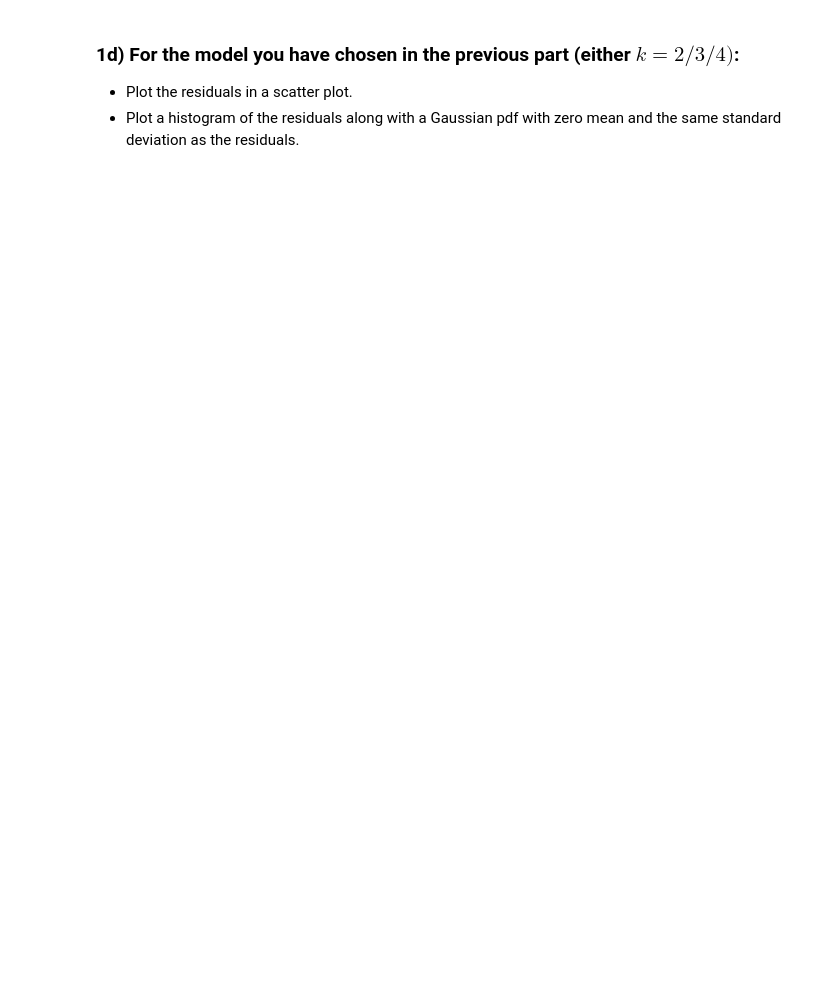
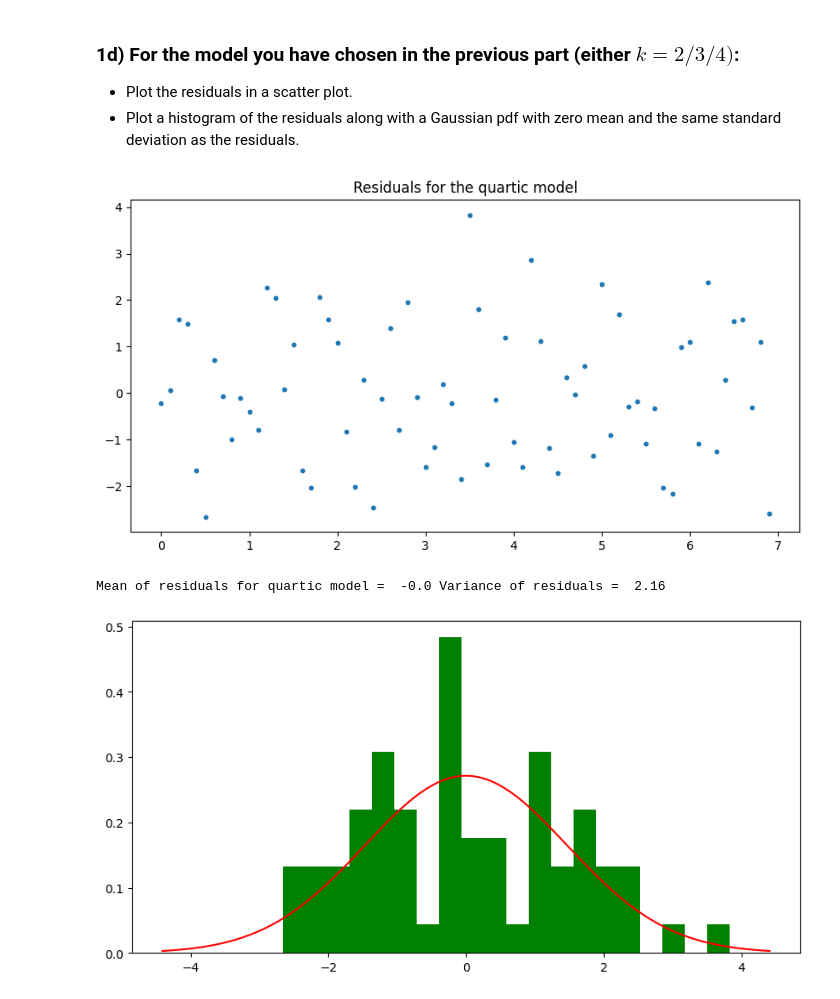
Before and after one commit to Josh-w-Harrison/Data-Science-Coursework, a Jupyter notebook: Exercises/01 Exercise Notebook 1.ipynb, the cells around one changed output. Cells and saved outputs as stored; diff of their text form; code cells hidden in the pictures; blank space fills up the shorter version.

```diff
--- a/Exercises/01 Exercise Notebook 1.ipynb
+++ b/Exercises/01 Exercise Notebook 1.ipynb
@@ -78,0 +125,28 @@ assert(np.round(np.linalg.norm(res_test), 3) == 19.937)
+# %%
+#Your code here
+from scipy.stats import norm
+
+beta_4, fit_4, res_4 = polyreg(xy_data, k=4)
+SSE = np.linalg.norm((y - fit_4)**2)
+
+plt.rcParams['figure.figsize'] = [10, 5]
+plt.scatter(x, res_4, s=10)
+plt.title('Residuals for the quartic model')
+plt.savefig('quad_resid.png', bbox_inches = 'tight')
+plt.show()
+
+print('Mean of residuals for quartic model = ', np.round(np.mean(res_4), 3),
+      'Variance of residuals = ', np.round(np.var(res_4),3))
+
+# Plot normed histogram of the residuals
+n, bins, patches = plt.hist(res_4, bins=20, density=True, facecolor='green');
+
+# Plot Gaussian pdf with same mean and variance as the residuals
+res_4_stdev = np.std(res_4)  #standard deviation of residuals
+xvals = np.linspace(-3*res_4_stdev,3*res_4_stdev,1000)
+plt.plot(xvals, norm.pdf(xvals, loc=0, scale=res_4_stdev), 'r')
+plt.show()
+# %% [output]
+[figure, added]
+Mean of residuals for quartic model =  -0.0 Variance of residuals =  2.16
+[figure, added]
```
Also changed, not shown: parts of 7 cells of this notebook, 9 other files.
